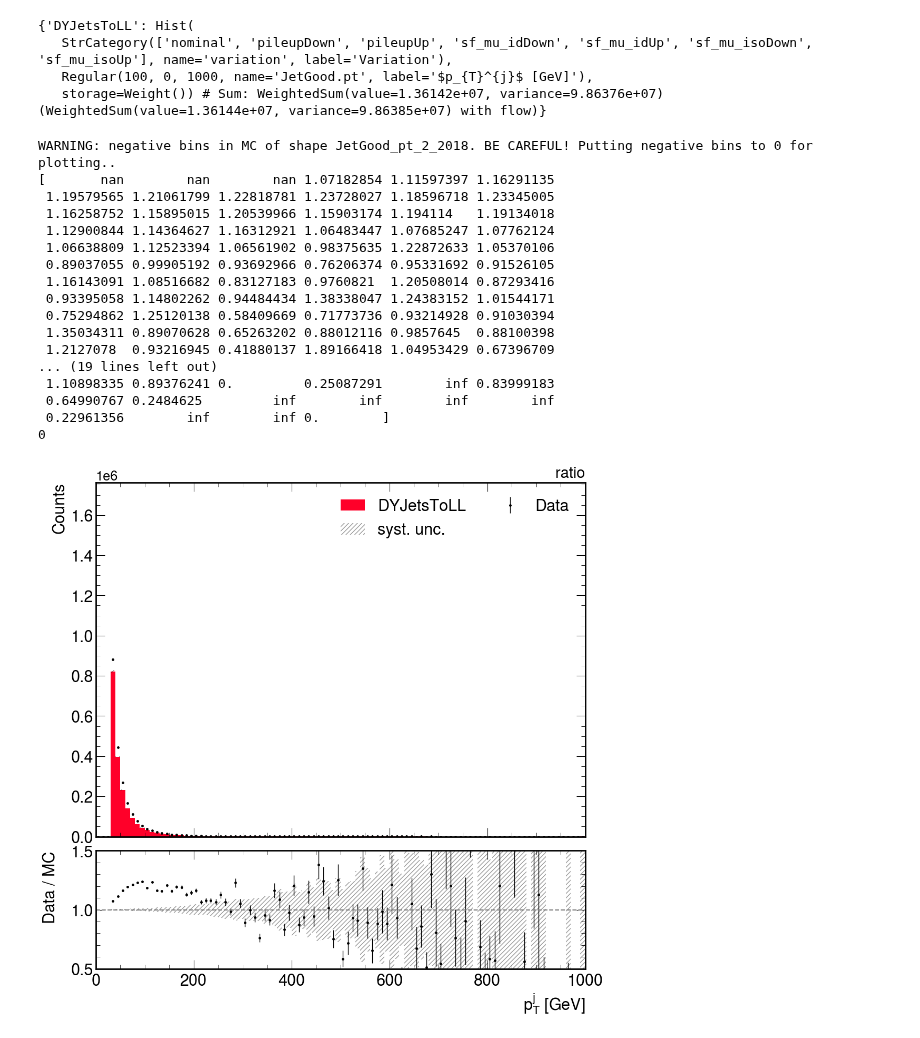
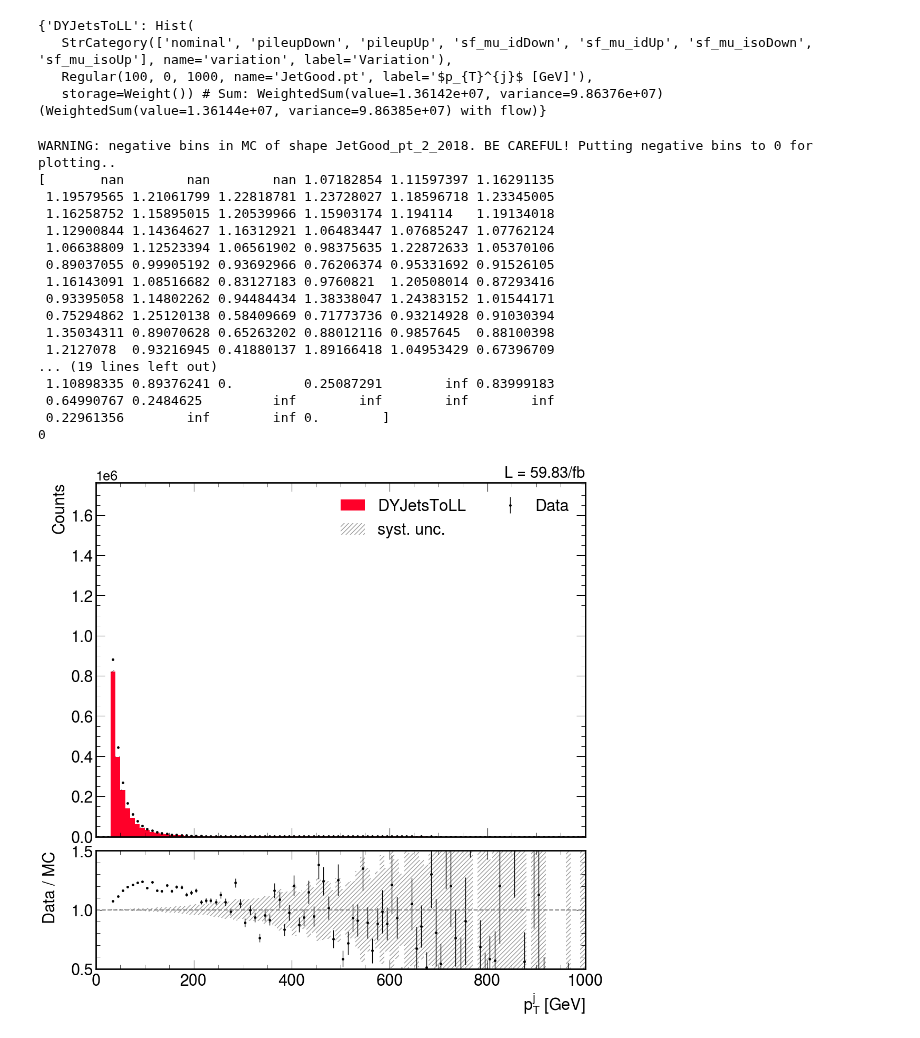
Before and after one commit to PocketCoffea/PocketCoffea, a Jupyter notebook: notebooks/SumGenWeightsAndPlotting.ipynb, the cells around one changed output. Saved outputs shown, nothing was run; the diff lists cells and outputs as text; code cells hidden in the pictures.

```diff
--- a/notebooks/SumGenWeightsAndPlotting.ipynb
+++ b/notebooks/SumGenWeightsAndPlotting.ipynb
@@ -83,7 +87,7 @@ plotter = PlotManager(
         log=False,
         density=False,
         save=True,
-    workers =1
+        workers = 5
     )
 # %%
 plotter.shape_objects
@@ -126,26 +130,26 @@ shape.h_dict_mc
    Regular(100, 0, 1000, name='JetGood.pt', label='$p_{T}^{j}$ [GeV]'),
    storage=Weight()) # Sum: WeightedSum(value=1.36142e+07, variance=9.86376e+07) (WeightedSum(value=1.36144e+07, variance=9.86385e+07) with flow)}
 # %%
-shape.define_figure(True, "ratio")
+shape.define_figure(True)
 shape.get_systematic_uncertainty()
 shape.plot_datamc(True,True)
 # %% [output]
 WARNING: negative bins in MC of shape JetGood_pt_2_2018. BE CAREFUL! Putting negative bins to 0 for plotting..
 [       nan        nan        nan 1.07182854 1.11597397 1.16291135
  1.19579565 1.21061799 1.22818781 1.23728027 1.18596718 1.23345005
  1.16258752 1.15895015 1.20539966 1.15903174 1.194114   1.19134018
  1.12900844 1.14364627 1.16312921 1.06483447 1.07685247 1.07762124
  1.06638809 1.12523394 1.06561902 0.98375635 1.22872633 1.05370106
  0.89037055 0.99905192 0.93692966 0.76206374 0.95331692 0.91526105
  1.16143091 1.08516682 0.83127183 0.9760821  1.20508014 0.87293416
  0.93395058 1.14802262 0.94484434 1.38338047 1.24383152 1.01544171
  0.75294862 1.25120138 0.58409669 0.71773736 0.93214928 0.91030394
  1.35034311 0.89070628 0.65263202 0.88012116 0.9857645  0.88100398
  1.2127078  0.93216945 0.41880137 1.89166418 1.04953429 0.67396709
 ... (19 lines left out)
  1.10898335 0.89376241 0.         0.25087291        inf 0.83999183
  0.64990767 0.2484625         inf        inf        inf        inf
  0.22961356        inf        inf 0.        ]
 0
-[figure, old version]
+[figure, new version]
 # %%
```
Also changed, not shown: parts of 4 cells of this notebook, 2 other files.
